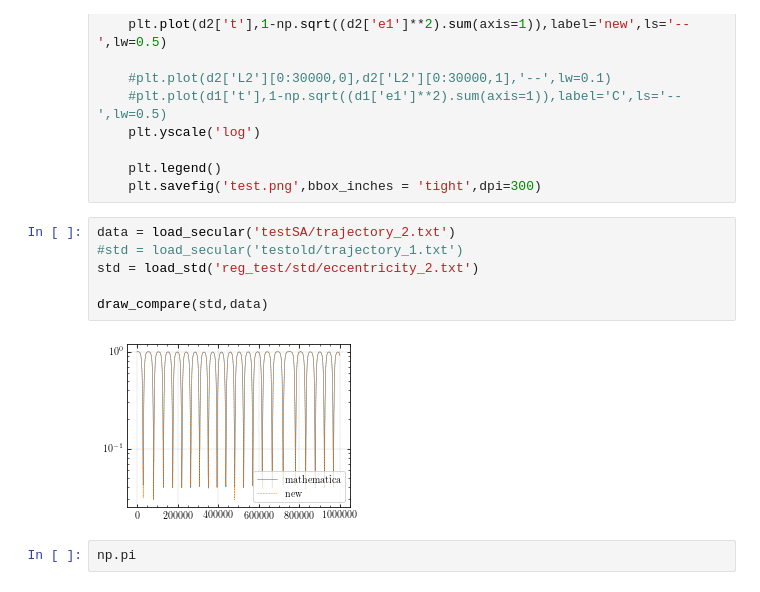
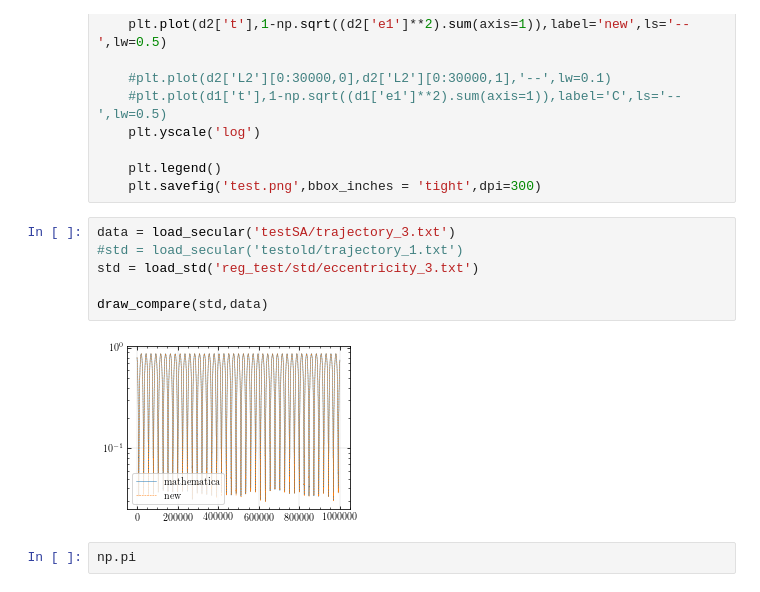
Before and after one commit to YihanWangAstro/Secular, a Jupyter notebook: draw_compare.ipynb, the cells around one changed output. Cells and saved outputs as stored; diff of their text form.

```diff
--- a/draw_compare.ipynb
+++ b/draw_compare.ipynb
@@ -73,13 +73,13 @@ def draw_compare(d1,d2):
     plt.legend()
     plt.savefig('test.png',bbox_inches = 'tight',dpi=300)
 # %%
-data = load_secular('testSA/trajectory_2.txt')
+data = load_secular('testSA/trajectory_3.txt')
 #std = load_secular('testold/trajectory_1.txt')
-std = load_std('reg_test/std/eccentricity_2.txt')
+std = load_std('reg_test/std/eccentricity_3.txt')
 
 draw_compare(std,data)
 # %% [output]
-[figure, old version]
+[figure, new version]
 # %%
 np.pi
 # %% [output]
```
Also changed, not shown: 9 other files.
